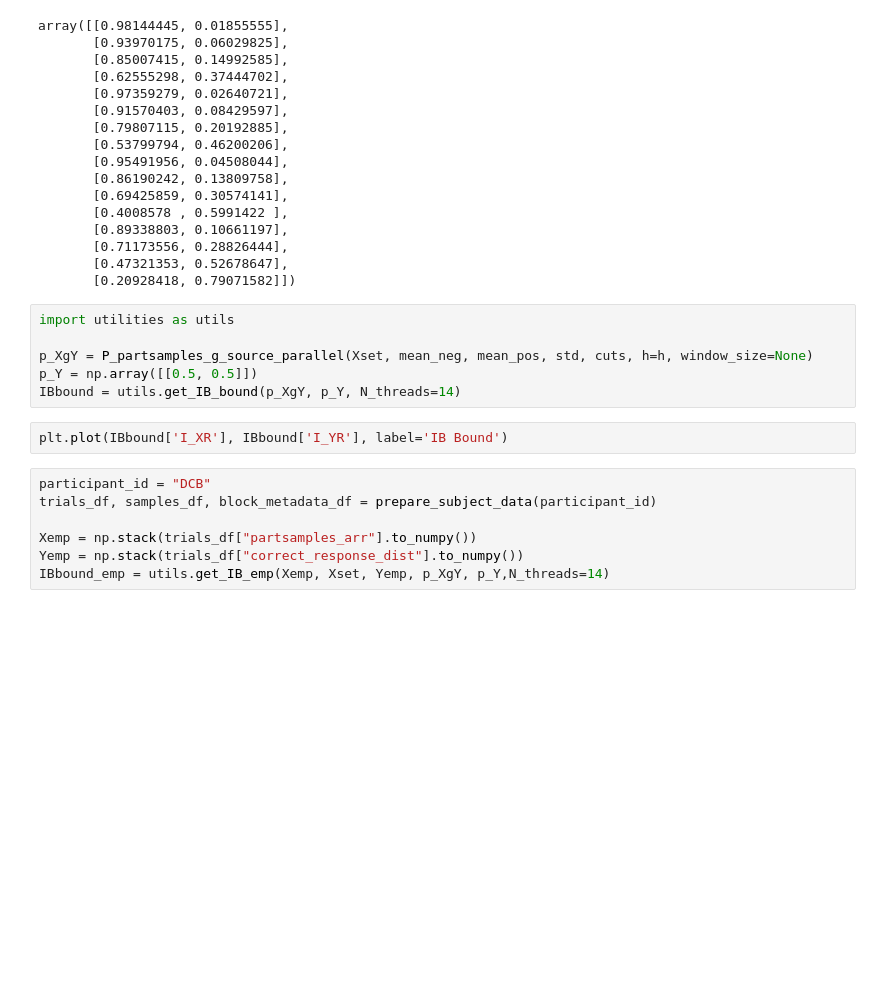
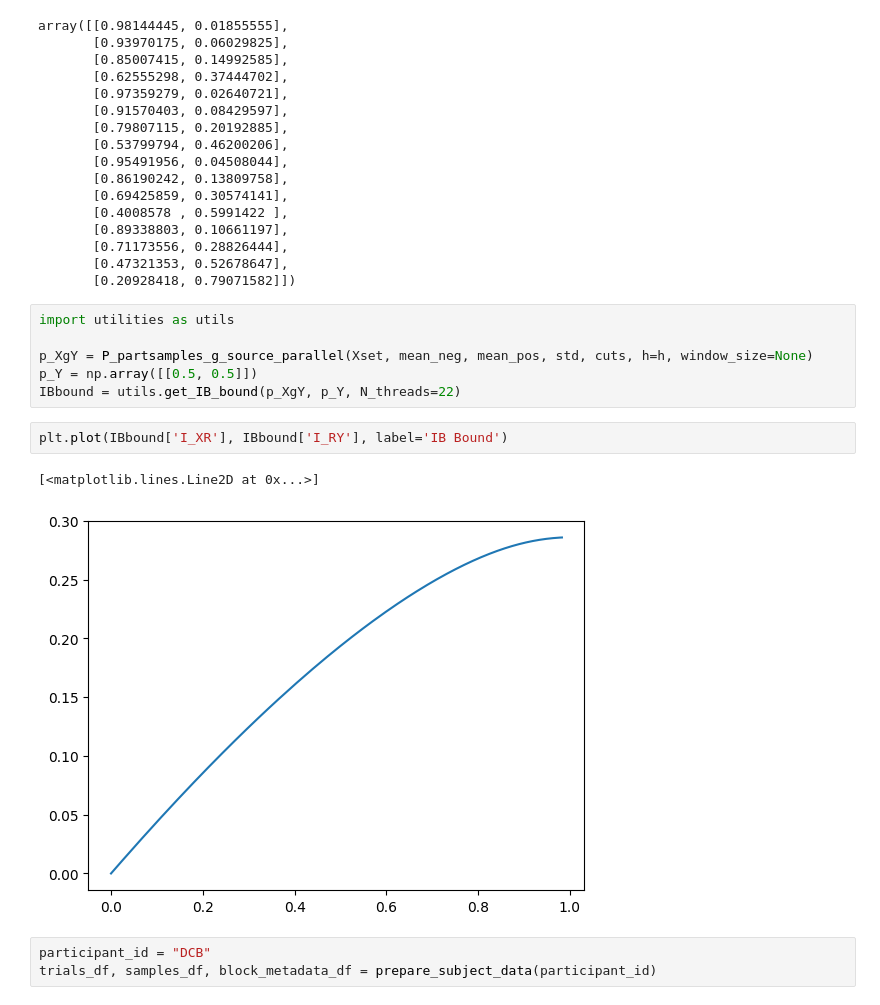
Before and after one commit to jacobaparker/Copy_Murphy2021, a Jupyter notebook: IB_bounds.ipynb, the cells around one changed output. Drawn from its saved outputs; the diff is of its cells as text; blank space fills up the shorter version.

```diff
--- a/IB_bounds.ipynb
+++ b/IB_bounds.ipynb
@@ -431,13 +431,12 @@ import utilities as utils
 
 p_XgY = P_partsamples_g_source_parallel(Xset, mean_neg, mean_pos, std, cuts, h=h, window_size=None)
 p_Y = np.array([[0.5, 0.5]])
-IBbound = utils.get_IB_bound(p_XgY, p_Y, N_threads=14)
+IBbound = utils.get_IB_bound(p_XgY, p_Y, N_threads=22)
 # %%
-plt.plot(IBbound['I_XR'], IBbound['I_YR'], label='IB Bound')
+plt.plot(IBbound['I_XR'], IBbound['I_RY'], label='IB Bound')
+# %% [output]
+[<matplotlib.lines.Line2D at 0x...>]
+[figure, added]
 # %%
 participant_id = "DCB"
 trials_df, samples_df, block_metadata_df = prepare_subject_data(participant_id)
-
-Xemp = np.stack(trials_df["partsamples_arr"].to_numpy())
-Yemp = np.stack(trials_df["correct_response_dist"].to_numpy())
-IBbound_emp = utils.get_IB_emp(Xemp, Xset, Yemp, p_XgY, p_Y,N_threads=14)
```
Also changed, not shown: parts of 20 cells of this notebook, 1 other file.
